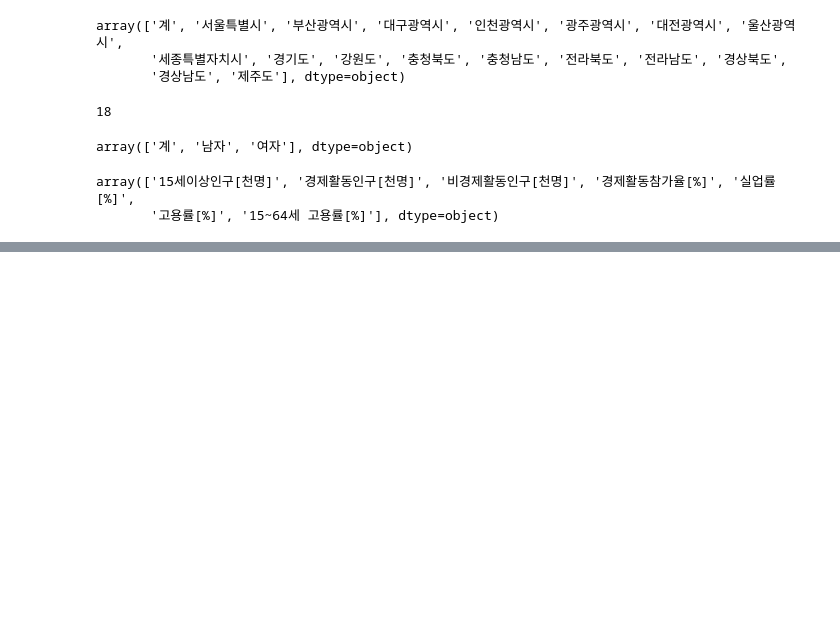
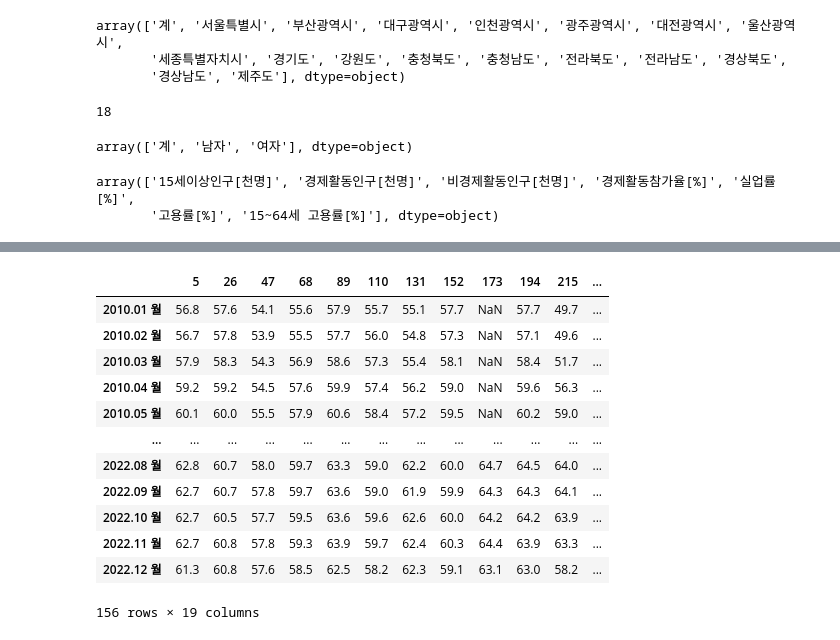
Before and after one commit to ThatHomr/project_2, a Jupyter notebook: project_2_file/ay_sprint2/emp_r.ipynb, the cells around one changed output, grey strips where cells are left out. Saved outputs shown, nothing was run; the diff lists cells and outputs as text; code cells hidden in the pictures; blank space fills up the shorter version.

```diff
--- a/project_2_file/ay_sprint2/emp_r.ipynb
+++ b/project_2_file/ay_sprint2/emp_r.ipynb
@@ -63,4 +63,4 @@ df = df[df['항목'] == '고용률[%]']
 # %%
 df = df.drop(columns=['시도별','단위','성별','항목','Unnamed: 160'])
 # %%
-df.columns.to_list()
+col2 = df.columns.to_list()
@@ -88,0 +87,4 @@ AttributeError: 'list' object has no attribute 'replace'
+# %%
+df = df.transpose()
+# %%
+df['연월']=col2
@@ -88,0 +93,16 @@ AttributeError: 'list' object has no attribute 'replace'
+# %%
+df
+# %% [output]
+|  | 5 | 26 | 47 | 68 | 89 | 110 | 131 | 152 | 173 | 194 | 215 | ... |
+| 2010.01 월 | 56.8 | 57.6 | 54.1 | 55.6 | 57.9 | 55.7 | 55.1 | 57.7 | NaN | 57.7 | 49.7 | ... |
+| 2010.02 월 | 56.7 | 57.8 | 53.9 | 55.5 | 57.7 | 56.0 | 54.8 | 57.3 | NaN | 57.1 | 49.6 | ... |
+| 2010.03 월 | 57.9 | 58.3 | 54.3 | 56.9 | 58.6 | 57.3 | 55.4 | 58.1 | NaN | 58.4 | 51.7 | ... |
+| 2010.04 월 | 59.2 | 59.2 | 54.5 | 57.6 | 59.9 | 57.4 | 56.2 | 59.0 | NaN | 59.6 | 56.3 | ... |
+| 2010.05 월 | 60.1 | 60.0 | 55.5 | 57.9 | 60.6 | 58.4 | 57.2 | 59.5 | NaN | 60.2 | 59.0 | ... |
+| ... | ... | ... | ... | ... | ... | ... | ... | ... | ... | ... | ... | ... |
+| 2022.08 월 | 62.8 | 60.7 | 58.0 | 59.7 | 63.3 | 59.0 | 62.2 | 60.0 | 64.7 | 64.5 | 64.0 | ... |
+| 2022.09 월 | 62.7 | 60.7 | 57.8 | 59.7 | 63.6 | 59.0 | 61.9 | 59.9 | 64.3 | 64.3 | 64.1 | ... |
+| 2022.10 월 | 62.7 | 60.5 | 57.7 | 59.5 | 63.6 | 59.6 | 62.6 | 60.0 | 64.2 | 64.2 | 63.9 | ... |
+| 2022.11 월 | 62.7 | 60.8 | 57.8 | 59.3 | 63.9 | 59.7 | 62.4 | 60.3 | 64.4 | 63.9 | 63.3 | ... |
+| 2022.12 월 | 61.3 | 60.8 | 57.6 | 58.5 | 62.5 | 58.2 | 62.3 | 59.1 | 63.1 | 63.0 | 58.2 | ... |
+156 rows × 19 columns
```
Also changed, not shown: parts of 12 cells of this notebook, 1 other file.
